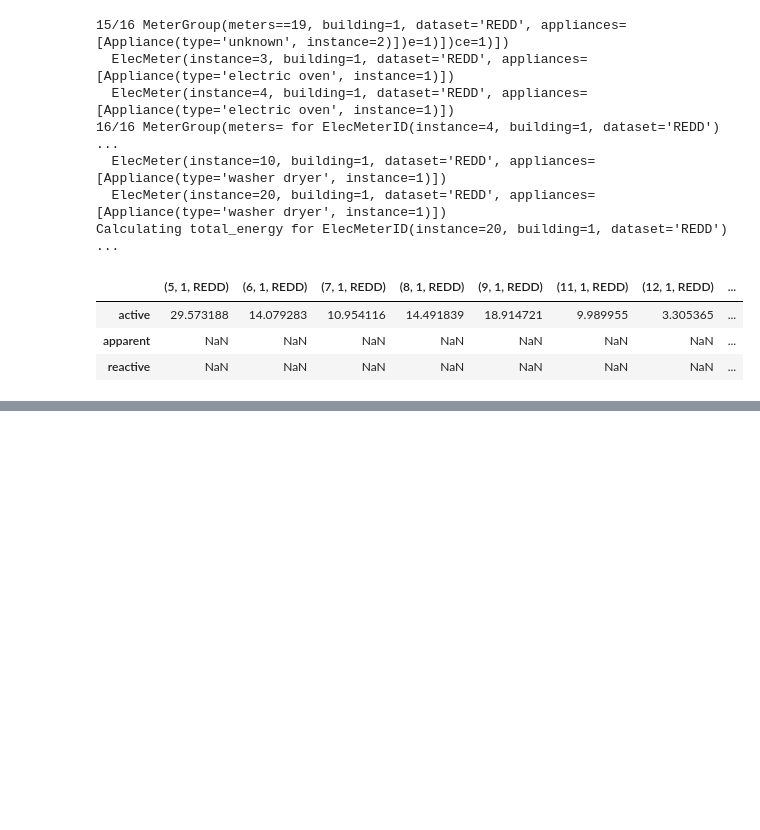
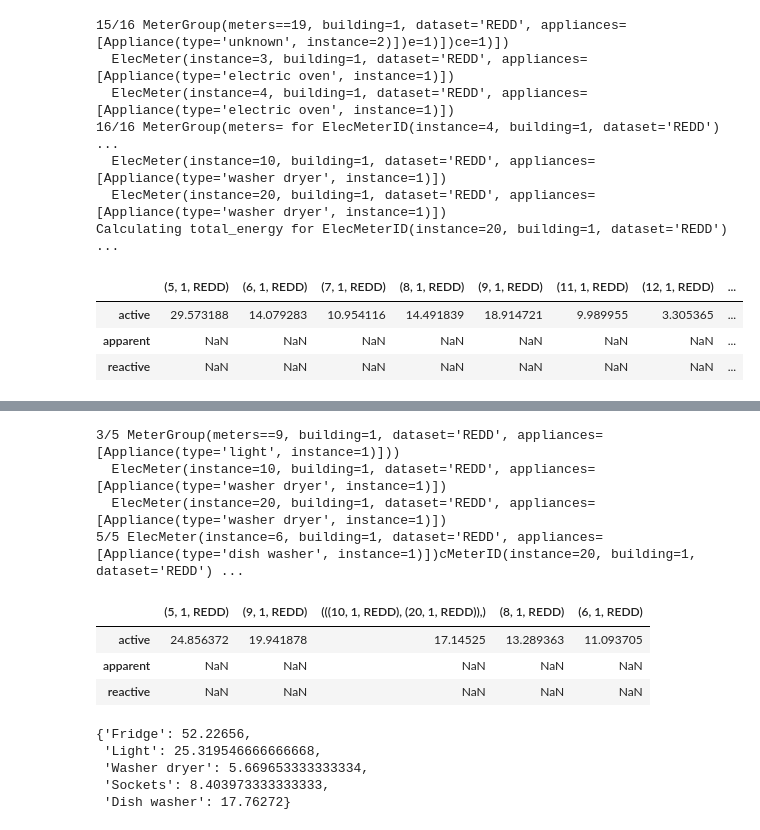
Before and after one commit to leonardohdemelo/NILM-Unifei, a Jupyter notebook: NILM-Unifei.ipynb, the cells around one changed output, grey strips where cells are left out. Saved outputs shown, nothing was run; the diff lists cells and outputs as text; code cells hidden in the pictures; blank space fills up the shorter version.

```diff
--- a/NILM-Unifei.ipynb
+++ b/NILM-Unifei.ipynb
@@ -283,0 +488,27 @@ imprime_casa()
+# %%
+top_5_casa_1.energy_per_meter()
+# %% [output]
+3/5 MeterGroup(meters==9, building=1, dataset='REDD', appliances=[Appliance(type='light', instance=1)]))
+  ElecMeter(instance=10, building=1, dataset='REDD', appliances=[Appliance(type='washer dryer', instance=1)])
+  ElecMeter(instance=20, building=1, dataset='REDD', appliances=[Appliance(type='washer dryer', instance=1)])
+5/5 ElecMeter(instance=6, building=1, dataset='REDD', appliances=[Appliance(type='dish washer', instance=1)])cMeterID(instance=20, building=1, dataset='REDD') ...
+|  | (5, 1, REDD) | (9, 1, REDD) | (((10, 1, REDD), (20, 1, REDD)),) | (8, 1, REDD) | (6, 1, REDD) |
+| active | 24.856372 | 19.941878 | 17.14525 | 13.289363 | 11.093705 |
+| apparent | NaN | NaN | NaN | NaN | NaN |
+| reactive | NaN | NaN | NaN | NaN | NaN |
+# %%
+from nilmtk.stats.totalenergy import _energy_for_power_series
+objetos = ['Fridge', 'Light', 'Washer dryer', 'Sockets', 'Dish washer']
+energias = {}
+
+for objeto in objetos:
+    aux = _energy_for_power_series(prediction.loc[:, objeto], 60)
+    energias[objeto] = aux
+
+energias
+# %% [output]
+{'Fridge': 52.22656,
+ 'Light': 25.319546666666668,
+ 'Washer dryer': 5.669653333333334,
+ 'Sockets': 8.403973333333333,
+ 'Dish washer': 17.76272}
```
Also changed, not shown: parts of 17 cells of this notebook.
